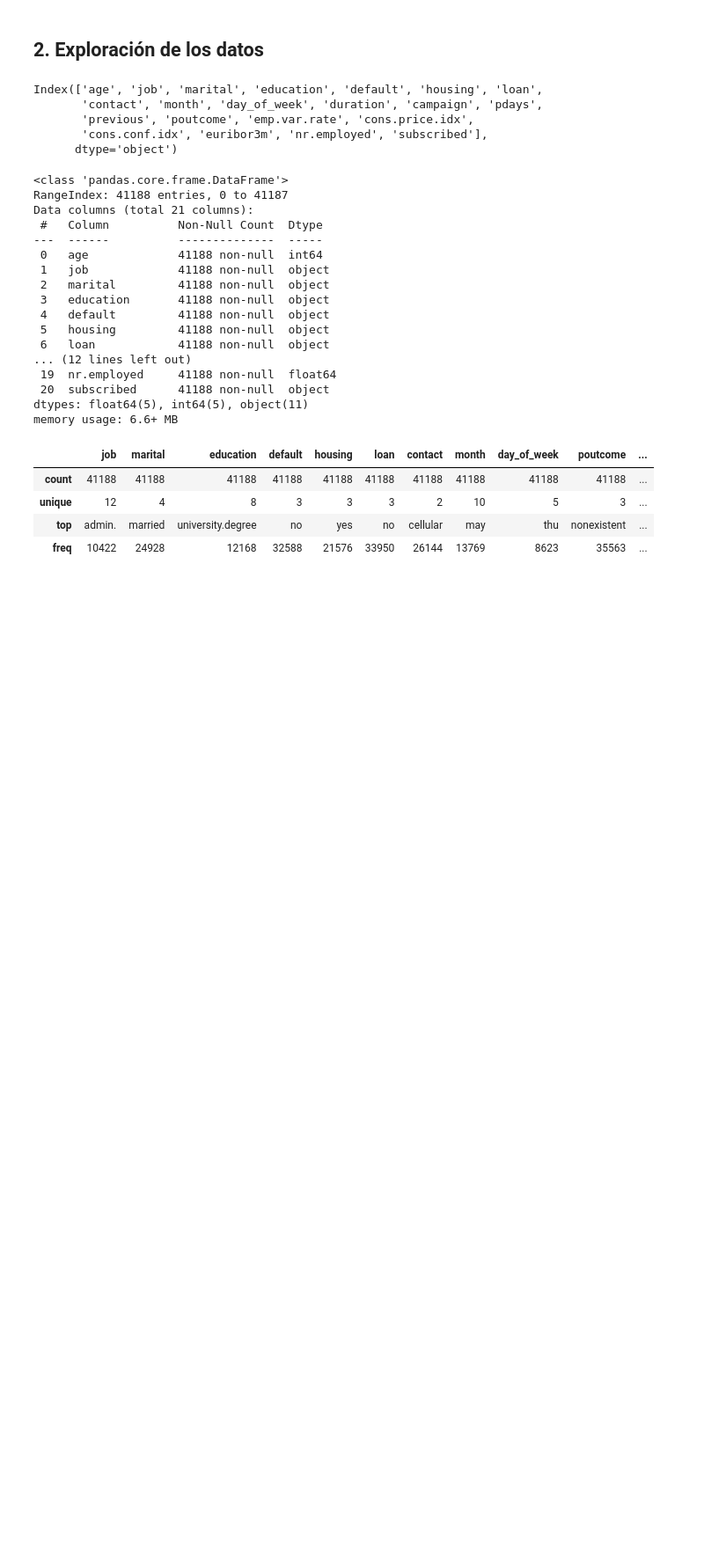
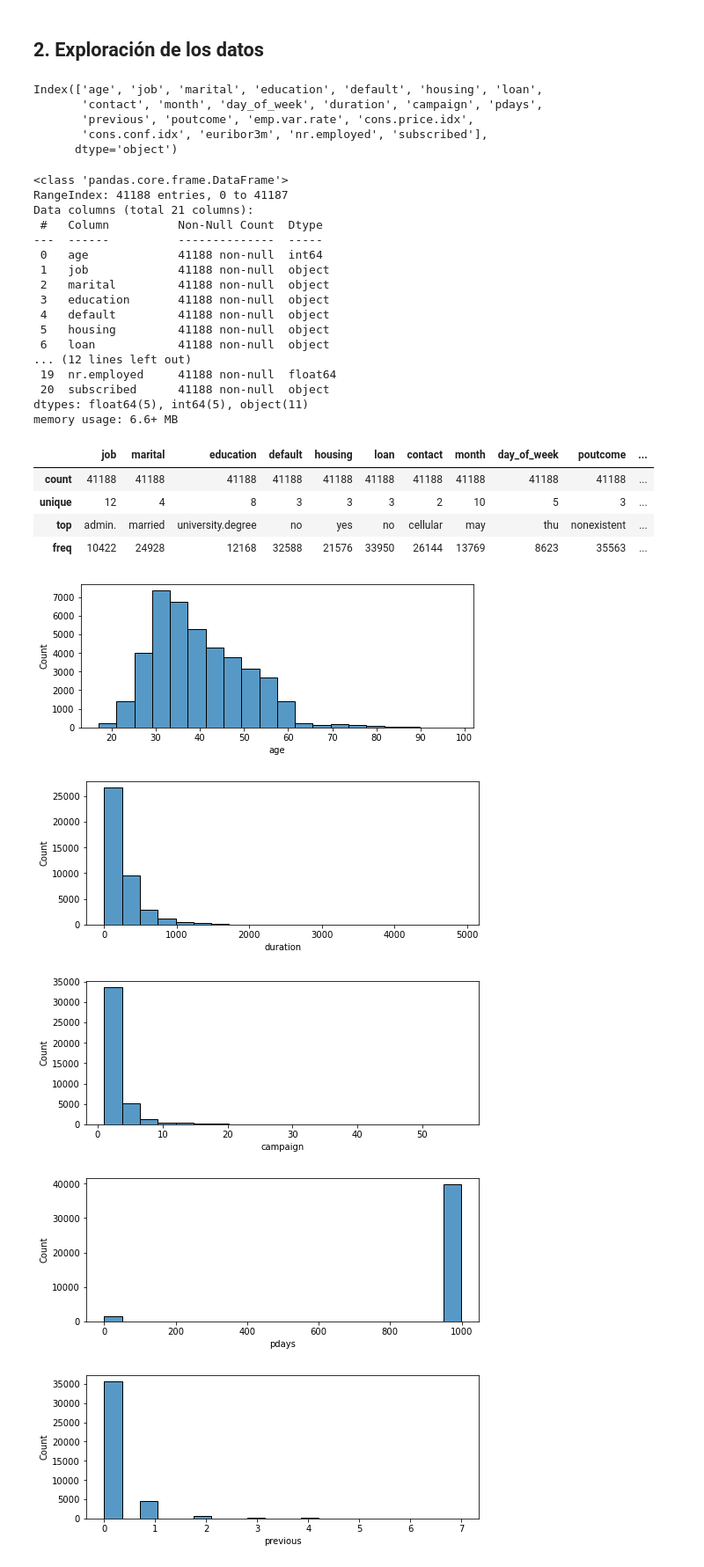
Before and after one commit to williamat/LogisticRegression, a Jupyter notebook: BankPrediction.ipynb, the cells around one changed output. Shown at 88% size. Drawn from its saved outputs; the diff is of its cells as text; code cells hidden in the pictures; blank space fills up the shorter version.

```diff
--- a/BankPrediction.ipynb
+++ b/BankPrediction.ipynb
@@ -65,3 +65,19 @@ memory usage: 6.6+ MB
 | unique | 12 | 4 | 8 | 3 | 3 | 3 | 2 | 10 | 5 | 3 | ... |
 | top | admin. | married | university.degree | no | yes | no | cellular | may | thu | nonexistent | ... |
 | freq | 10422 | 24928 | 12168 | 32588 | 21576 | 33950 | 26144 | 13769 | 8623 | 35563 | ... |
+# %%
+#Separamos variables numéricas y categóricas
+numeric=data.iloc[:,(data.dtypes!='object').values].columns
+categorical=data.iloc[:,(data.dtypes=='object').values].columns
+# %%
+#Histogramas de las variables numéricas
+for i in numeric:
+    fig,ax=plt.subplots(figsize=(8,3))
+    sns.histplot(data=data,x=i,bins=20)
+    plt.show()
+# %% [output]
+[figure, added]
+[figure, added]
+[figure, added]
+[figure, added]
+[figure, added]
```
Also changed, not shown: parts of 19 cells of this notebook.
